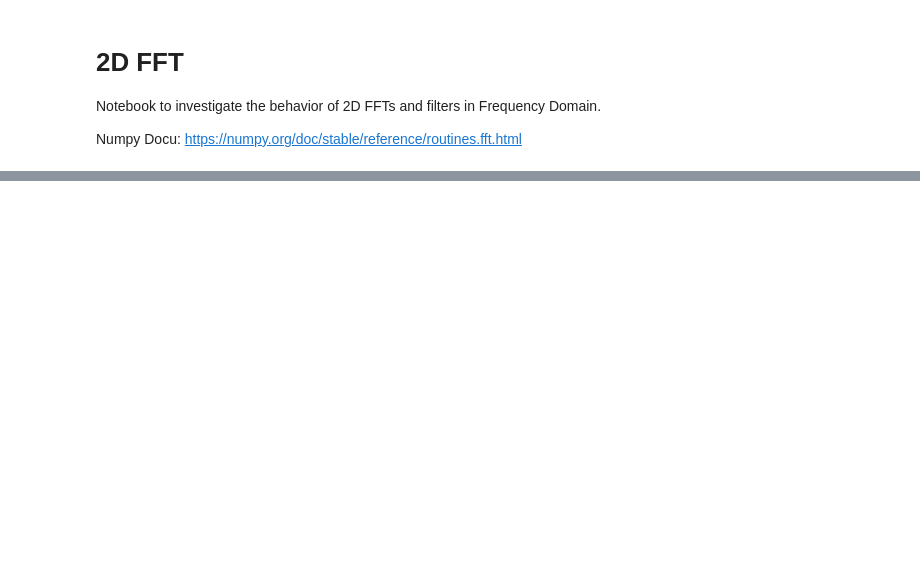
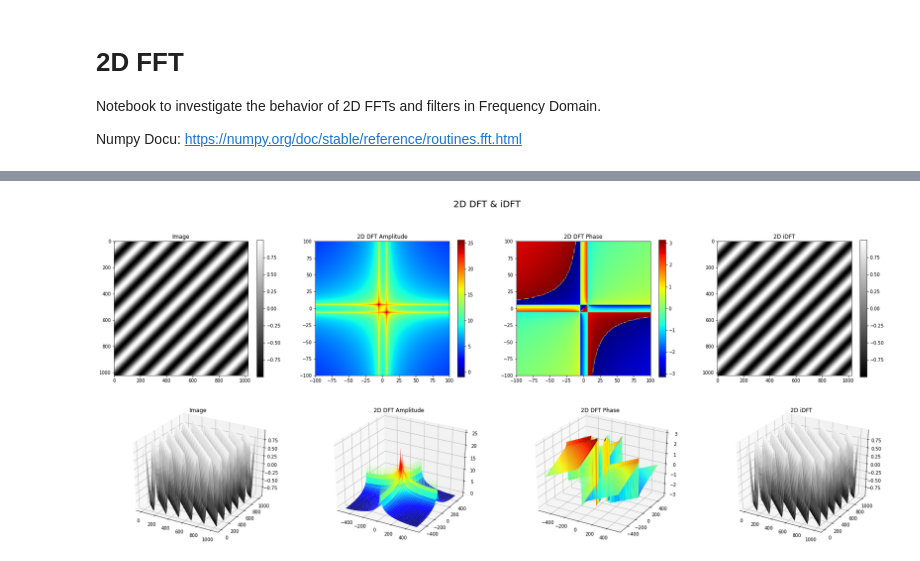
Before and after one commit to sascha-kirch/ML_Notebooks, a Jupyter notebook: 2D_FFTs.ipynb, the cells around one changed output, grey strips where cells are left out. Saved outputs shown, nothing was run; the diff lists cells and outputs as text; code cells hidden in the pictures; blank space fills up the shorter version.

```diff
--- a/2D_FFTs.ipynb
+++ b/2D_FFTs.ipynb
@@ -152,6 +155,8 @@ def PlotFFT(image, plot3D = True, realFFT = False, xlim = None, ylim=None):
 
   plt.show()
 # %%
-PlotFFT(Gauss(shape=(1024,1024)),plot3D = True,realFFT = False, xlim=None, ylim=None)
+PlotFFT(DiagonalSine(shape=(1024,1024), wavelength=128),plot3D = True,realFFT = False, xlim=[-100,100], ylim=[-100,100])
+# %% [output]
+[figure, added]
 # %%
 !wget https://raw.githubusercontent.com/sascha-kirch/sascha-kirch.github.io/main/docs/assets/images/emojos.png
```
Also changed, not shown: parts of 6 cells of this notebook.
